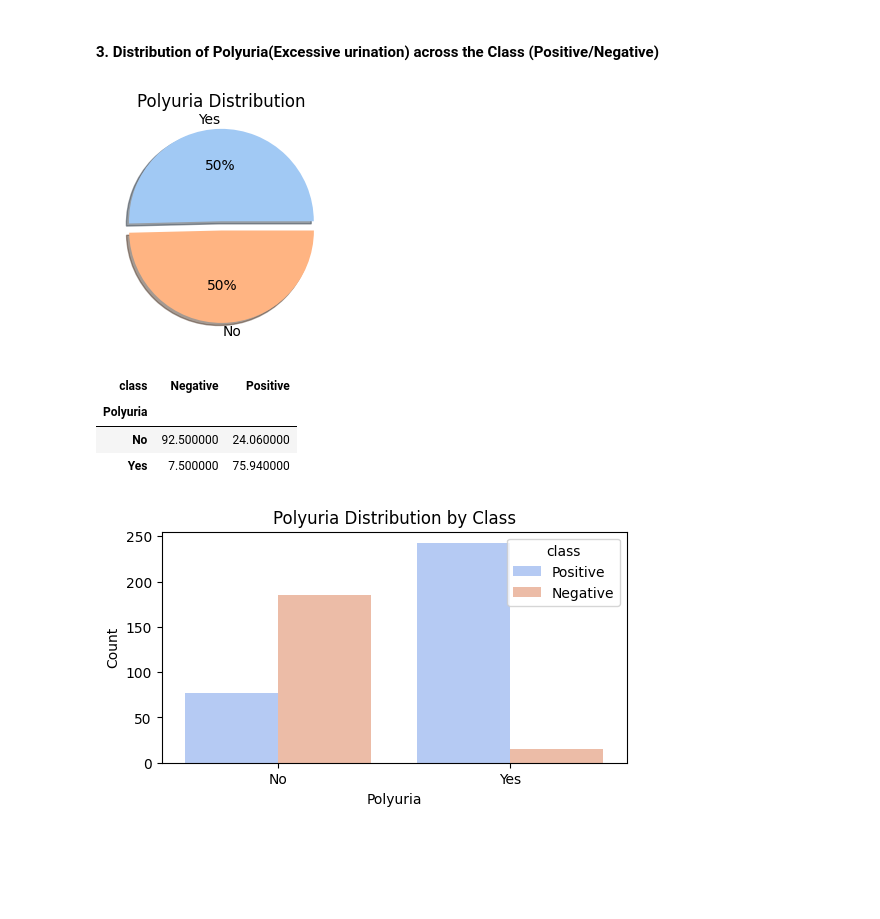
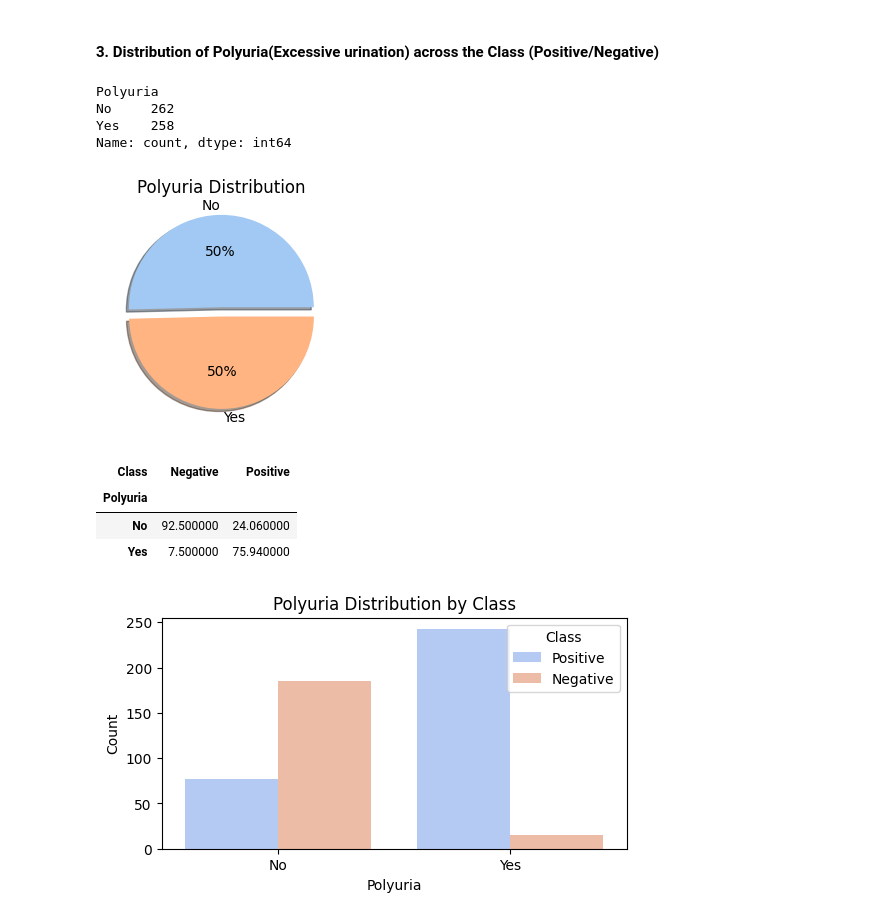
Before and after one commit to Angad143/HealthScope---A-Multi-Disease-Progression-and-Severity-Prediction-Platform, a Jupyter notebook: Diabetes Progression Prediction/Diabetes_Diseases_Prediction.ipynb, the cells around one changed output. Saved outputs shown, nothing was run; the diff lists cells and outputs as text; code cells hidden in the pictures; blank space fills up the shorter version.

Commit message:
rest column from 4 to 10 columns using eda exploration

```diff
--- a/Diabetes Progression Prediction/Diabetes_Diseases_Prediction.ipynb
+++ b/Diabetes Progression Prediction/Diabetes_Diseases_Prediction.ipynb
@@ -80,3 +80,6 @@ Dataset contains Index(['Age', 'Gender', 'Polyuria', 'Polydipsia', 'sudden weigh
        'Itching', 'Irritability', 'delayed healing', 'partial paresis',
        'muscle stiffness', 'Alopecia', 'Obesity', 'class'],
       dtype='object')
+# %%
+# Capitalize the first letter of each word of column names.
+df.columns = df.columns.str.title()
@@ -270,24 +293,35 @@ plt.show()
 [figure]
 # %% [markdown]
 #### **3. Distribution of Polyuria(Excessive urination) across the Class (Positive/Negative)**
+# %%
+# Check the order of value_counts()
+print(df["Polyuria"].value_counts())
+
+# If "No" appears first and "Yes" second, you should keep labels as ["No", "Yes"]
+# If "Yes" appears first and "No" second, change labels to ["Yes", "No"]
+# %% [output]
+Polyuria
+No     262
+Yes    258
+Name: count, dtype: int64
 # %%
 # Pie Chart for Polyuria Distribution
 plt.figure(figsize=(5, 3))
 df["Polyuria"].value_counts().plot.pie(autopct="%1.0f%%", colors=sns.color_palette("pastel"),
-                                       labels=["Yes", "No"], explode=[0.1, 0], shadow=True)
+                                       labels=["No", "Yes"], explode=[0.1, 0], shadow=True)
 plt.title("Polyuria Distribution")
 plt.ylabel("")
 plt.show()
 # %% [output]
-[figure, old version]
+[figure, new version]
 # %%
 # Crosstab for Polyuria and Class
-plot_criteria = ["Polyuria", "class"]
+plot_criteria = ["Polyuria", "Class"]
 cm = sns.light_palette("red", as_cmap=True)
 crosstab_result = round(pd.crosstab(df[plot_criteria[0]], df[plot_criteria[1]], normalize="columns") * 100, 2)
 crosstab_result.style.background_gradient(cmap=cm)
 # %% [output]
-| class | Negative | Positive |
+| Class | Negative | Positive |
 | Polyuria |  |  |
 | No | 92.500000 | 24.060000 |
 | Yes | 7.500000 | 75.940000 |
```
Also changed, not shown: parts of 40 cells of this notebook.
